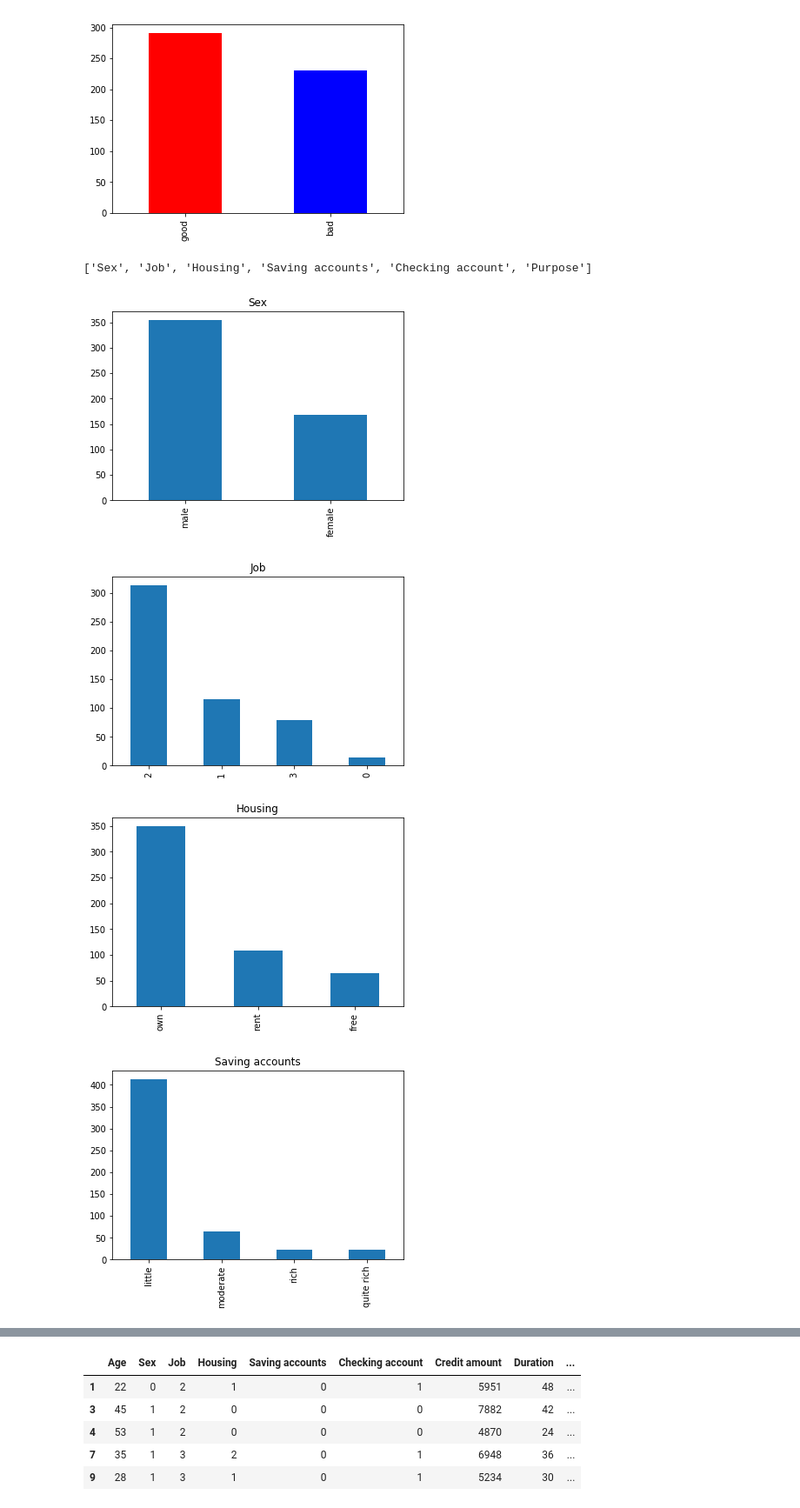
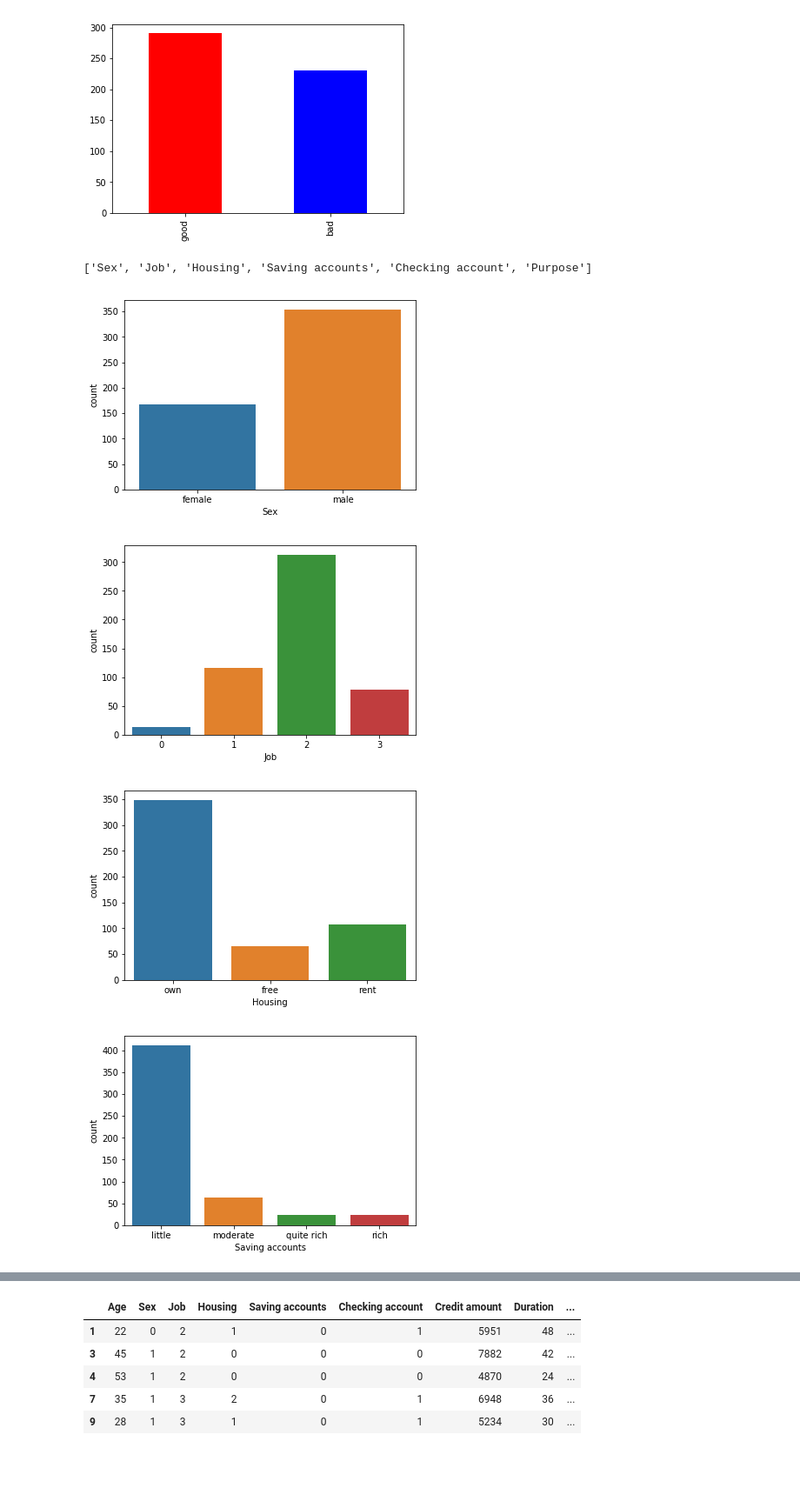
Before and after one commit to KimDoubleB/DS_Tutorials, a Jupyter notebook: Classification_Credit.ipynb, the cells around one changed output, grey strips where cells are left out. Shown at 87% size. Saved outputs shown, nothing was run; the diff lists cells and outputs as text; code cells hidden in the pictures; blank space fills up the shorter version.

```diff
--- a/Classification_Credit.ipynb
+++ b/Classification_Credit.ipynb
@@ -126,15 +126,14 @@ plt.show()
 # %%
 # Check the categorical data
 category_feature = [col for col in df.columns if df[col].dtypes == 'object' and col != 'Risk']
 print(category_feature)
 
 for col in category_feature:
-    df[col].value_counts().plot(kind='bar')
-    plt.title(col)
+    sns.countplot(x=col,data=df)
     plt.show()
 # %% [output]
 ['Sex', 'Job', 'Housing', 'Saving accounts', 'Checking account', 'Purpose']
-[figure, old version]
+[figure, new version]
-[figure, old version]
+[figure, new version]
-[figure, old version]
+[figure, new version]
-[figure, old version]
+[figure, new version]
```
Also changed, not shown: parts of 11 cells of this notebook, 2 other files.
